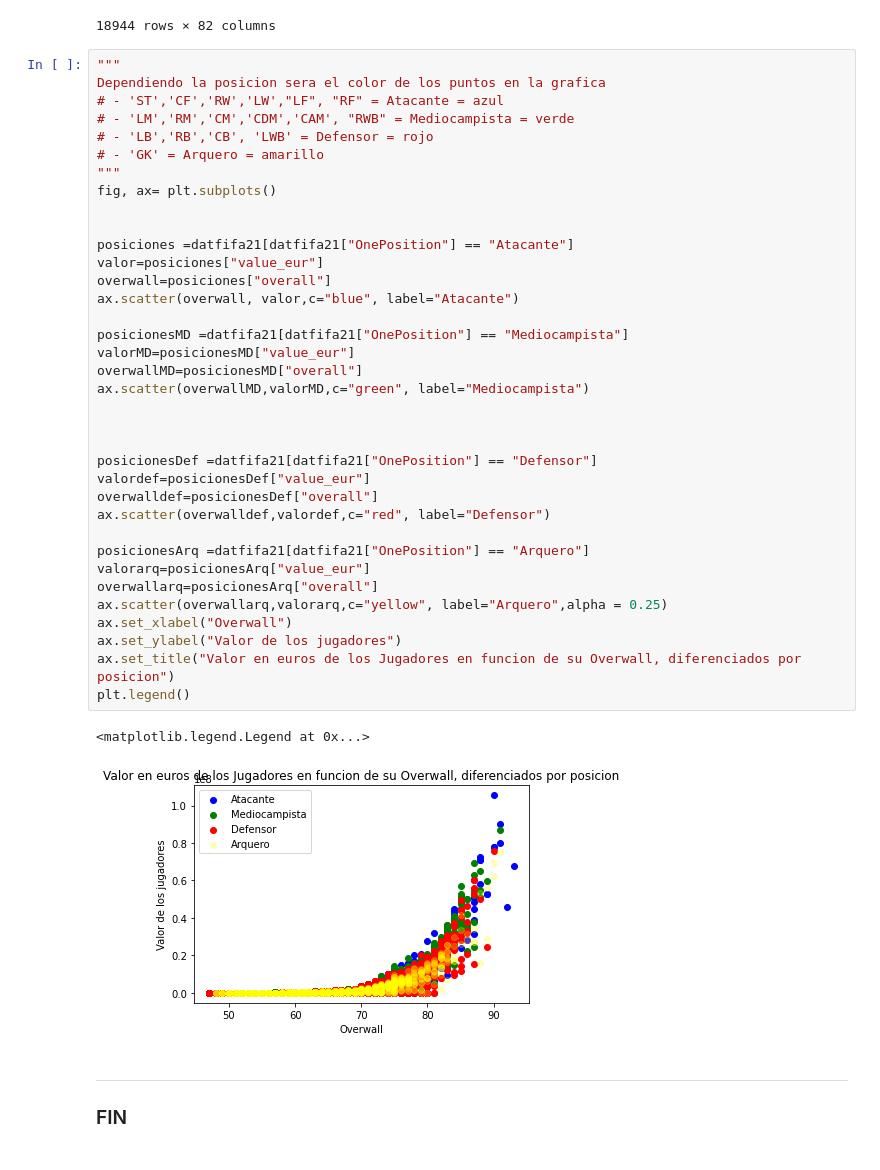
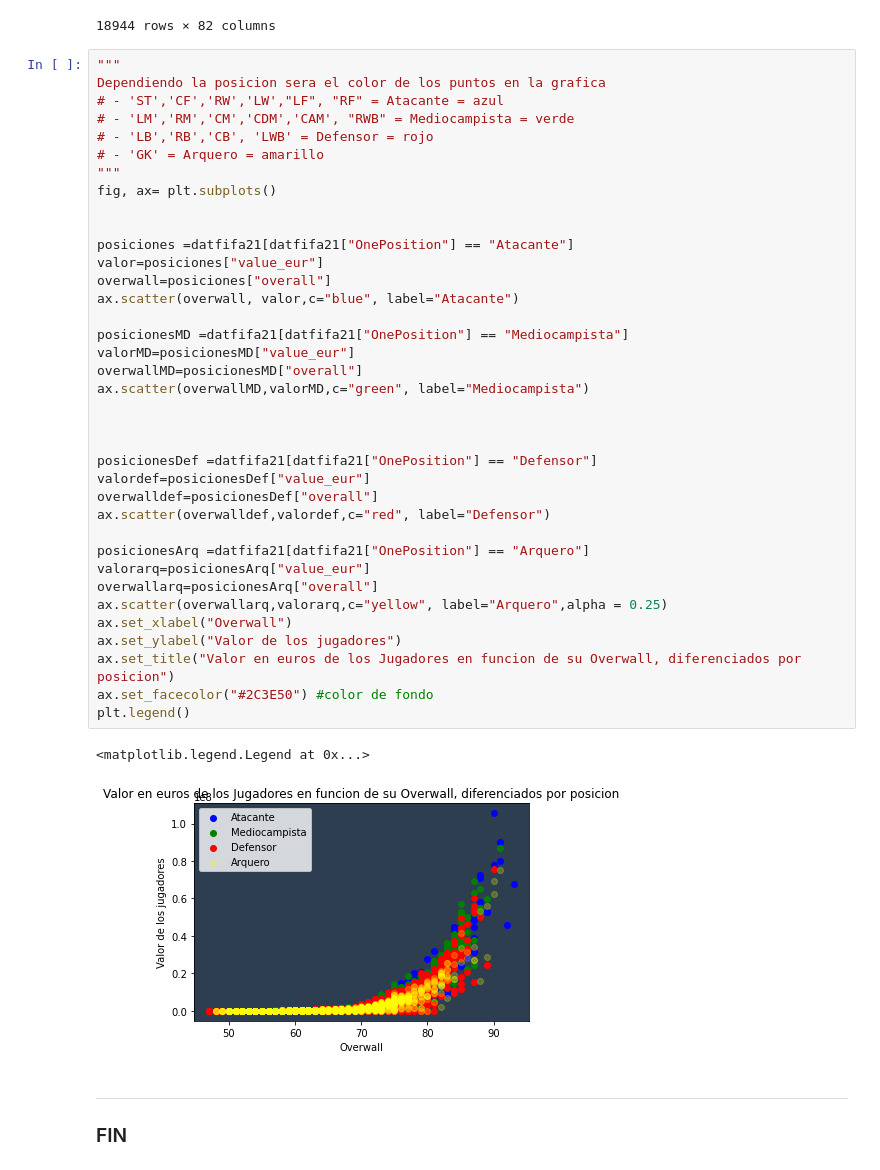
Before and after one commit to maximilianog258/PDAMaxiG, a Jupyter notebook: Ejercitación - Matplotlib/Ejercitación-Matplotlib.ipynb, the cells around one changed output. Cells and saved outputs as stored; diff of their text form.

```diff
--- a/Ejercitación - Matplotlib/Ejercitación-Matplotlib.ipynb
+++ b/Ejercitación - Matplotlib/Ejercitación-Matplotlib.ipynb
@@ -522,34 +523,35 @@ Dependiendo la posicion sera el color de los puntos en la grafica
 fig, ax= plt.subplots()
 
 
 posiciones =datfifa21[datfifa21["OnePosition"] == "Atacante"]
 valor=posiciones["value_eur"]
 overwall=posiciones["overall"]
 ax.scatter(overwall, valor,c="blue", label="Atacante")
 
 posicionesMD =datfifa21[datfifa21["OnePosition"] == "Mediocampista"]
 valorMD=posicionesMD["value_eur"]
 overwallMD=posicionesMD["overall"]
 ax.scatter(overwallMD,valorMD,c="green", label="Mediocampista")
 
 
 
 posicionesDef =datfifa21[datfifa21["OnePosition"] == "Defensor"]
 valordef=posicionesDef["value_eur"]
 overwalldef=posicionesDef["overall"]
 ax.scatter(overwalldef,valordef,c="red", label="Defensor")
 
 posicionesArq =datfifa21[datfifa21["OnePosition"] == "Arquero"]
 valorarq=posicionesArq["value_eur"]
 overwallarq=posicionesArq["overall"]
 ax.scatter(overwallarq,valorarq,c="yellow", label="Arquero",alpha = 0.25)
 ax.set_xlabel("Overwall")
 ax.set_ylabel("Valor de los jugadores")
 ax.set_title("Valor en euros de los Jugadores en funcion de su Overwall, diferenciados por posicion")
+ax.set_facecolor("#2C3E50") #color de fondo
 plt.legend()
 # %% [output]
 <matplotlib.legend.Legend at 0x...>
-[figure, old version]
+[figure, new version]
 # %% [markdown]
 <hr style="border:1px solid #2C3E50"> </hr>
 
```
Also changed, not shown: parts of 3 cells of this notebook, 1 other file.
